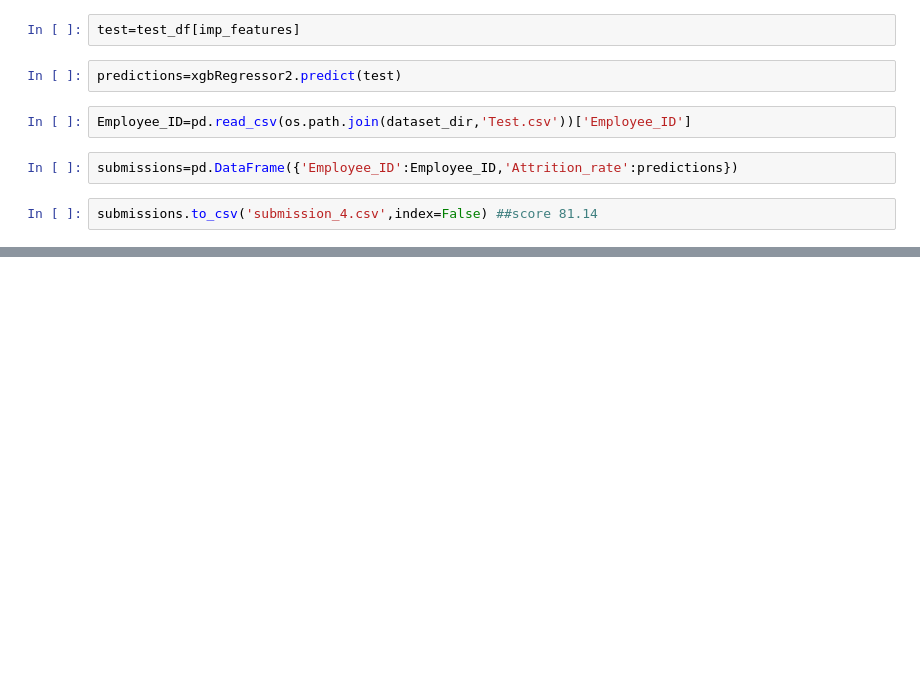
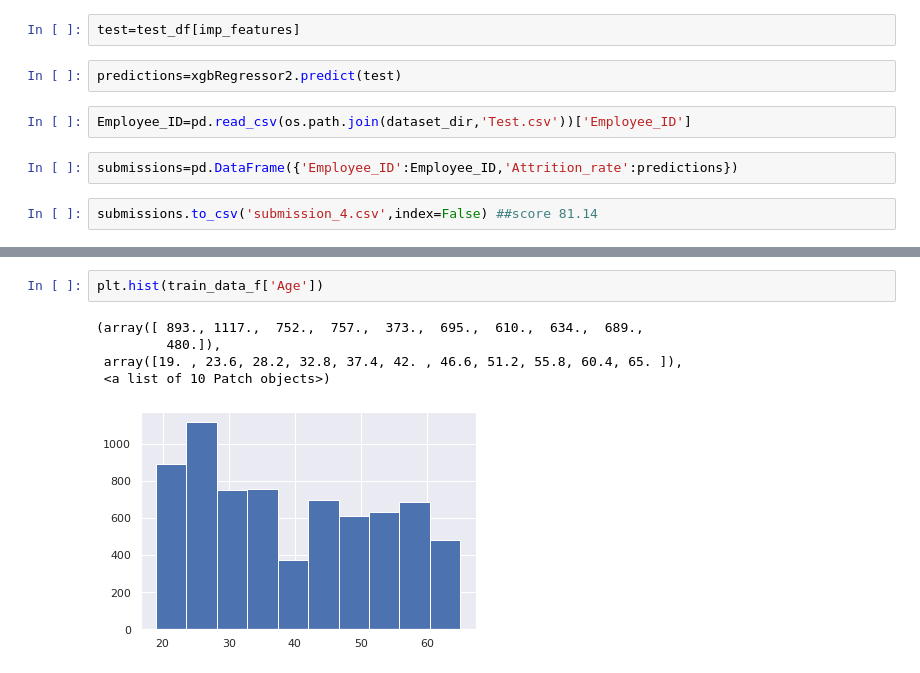
Before and after one commit to samacker77/Are-you-leaving, a Jupyter notebook: notebook.ipynb, the cells around one changed output, grey strips where cells are left out. Cells and saved outputs as stored; diff of their text form; blank space fills up the shorter version.

```diff
--- a/notebook.ipynb
+++ b/notebook.ipynb
@@ -565,0 +737,8 @@ g=sns.heatmap(train_df[top_corr_features].corr(),annot=True,cmap="RdYlGn")
+# %%
+plt.hist(train_data_f['Age'])
+# %% [output]
+(array([ 893., 1117.,  752.,  757.,  373.,  695.,  610.,  634.,  689.,
+         480.]),
+ array([19. , 23.6, 28.2, 32.8, 37.4, 42. , 46.6, 51.2, 55.8, 60.4, 65. ]),
+ <a list of 10 Patch objects>)
+[figure, added]
```
Also changed, not shown: parts of 70 cells of this notebook, 6 other files.
